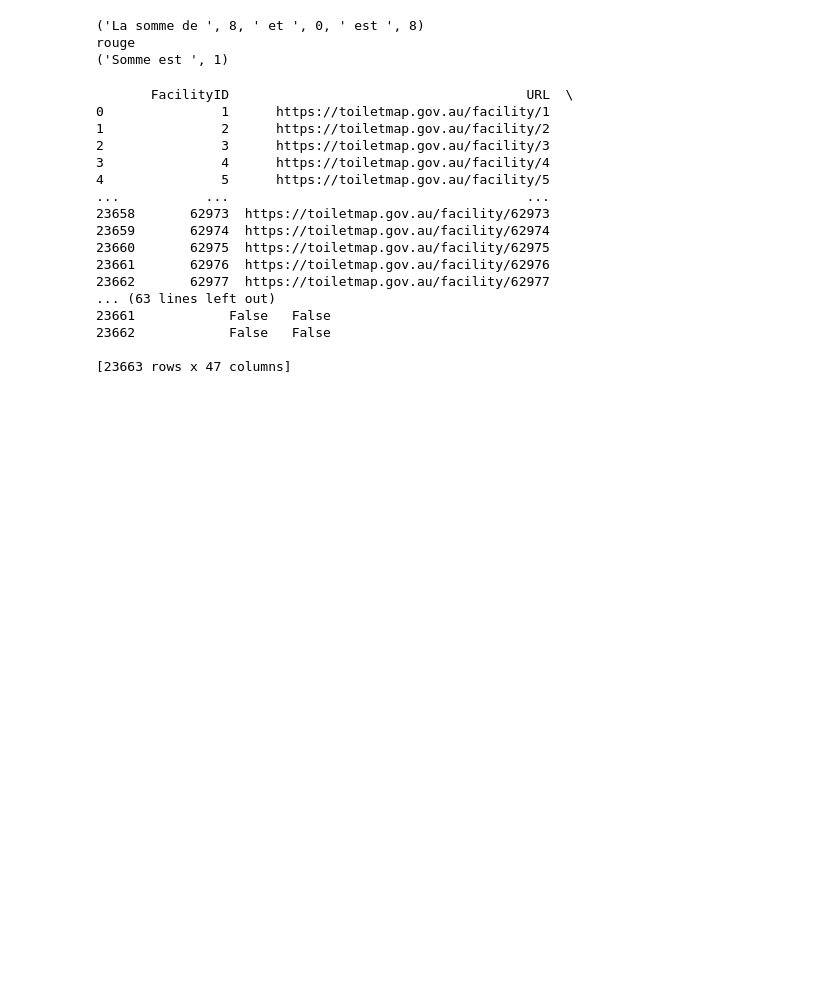
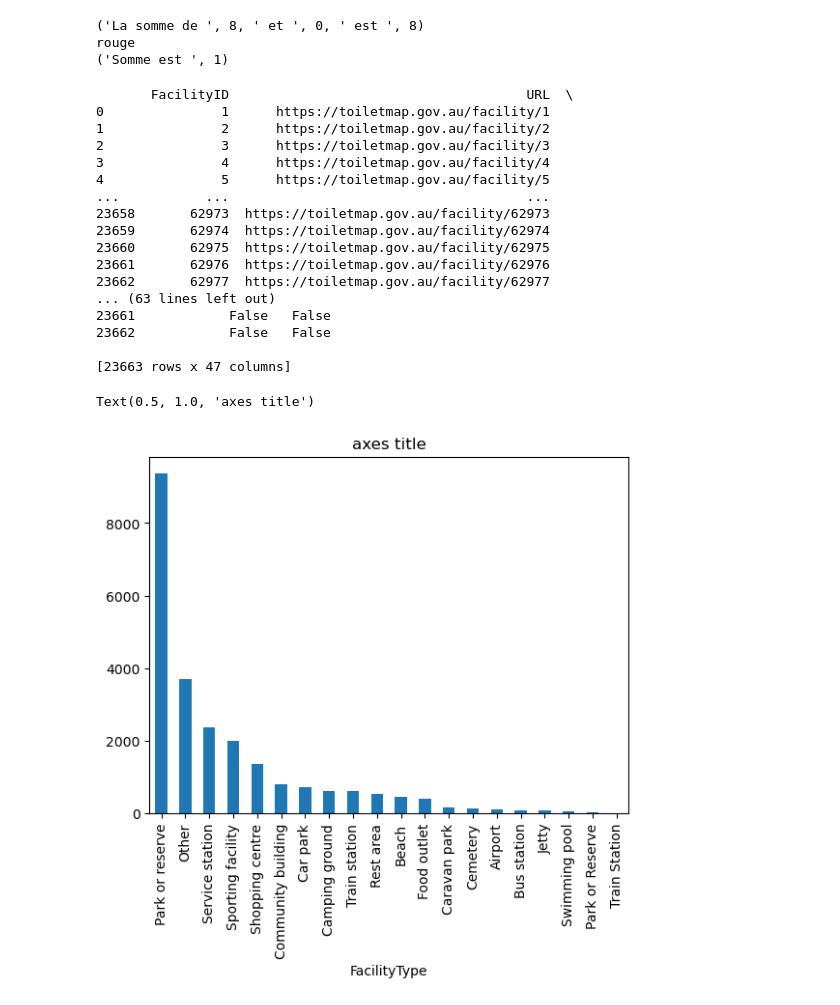
Before and after one commit to Yass8/api-flask, a Jupyter notebook: test-jupiter.ipynb, the cells around one changed output. Cells and saved outputs as stored; diff of their text form; code cells hidden in the pictures; blank space fills up the shorter version.

Commit message:
Folium avec les cartes et matplotlib pour les graphique

```diff
--- a/test-jupiter.ipynb
+++ b/test-jupiter.ipynb
@@ -78,7 +78,10 @@ rouge
 import pandas as pd
 
 datas = pd.read_csv(r"C:\Users\ALI YASSIR\Desktop\Python\api-flask\dataset.csv")
-print(datas)
+# datas.head()
+# print(datas)
+
+data_viz = datas["FacilityType"].value_counts()
 # %% [output]
        FacilityID                                      URL  \
 0               1      https://toiletmap.gov.au/facility/1
@@ -97,3 +100,17 @@ print(datas)
 23662            False   False
 
 [23663 rows x 47 columns]
+# %%
+import matplotlib.pyplot as plt
+
+data_viz.plot(kind="bar")
+
+plt.title('axes title')
+
+# plt.set_xlabel('axes X')
+
+# plt.set_ylabel('axes Y')
+#plt.show()
+# %% [output]
+Text(0.5, 1.0, 'axes title')
+[figure, added]
```
Also changed, not shown: parts of 5 cells of this notebook, 1 other file.
